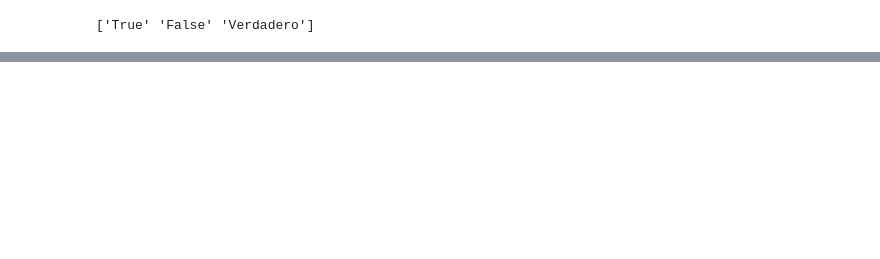
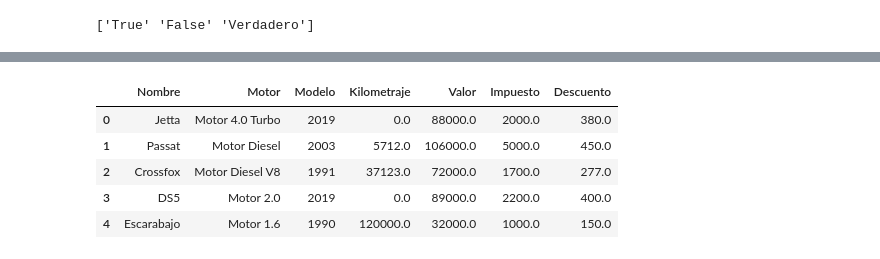
Before and after one commit to Monica-Restrepo/clases-programacion, a Jupyter notebook: Alumnos.ipynb, the cells around one changed output, grey strips where cells are left out. Cells and saved outputs as stored; diff of their text form; code cells hidden in the pictures; blank space fills up the shorter version.

```diff
--- a/Alumnos.ipynb
+++ b/Alumnos.ipynb
@@ -187,0 +215,9 @@ df.to_csv('/content/drive/MyDrive/Colab Notebooks/Alumnos.ipynb.alumnos.csv', in
+# %%
+df
+# %% [output]
+|  | Nombre | Motor | Modelo | Kilometraje | Valor | Impuesto | Descuento |
+| 0 | Jetta | Motor 4.0 Turbo | 2019 | 0.0 | 88000.0 | 2000.0 | 380.0 |
+| 1 | Passat | Motor Diesel | 2003 | 5712.0 | 106000.0 | 5000.0 | 450.0 |
+| 2 | Crossfox | Motor Diesel V8 | 1991 | 37123.0 | 72000.0 | 1700.0 | 277.0 |
+| 3 | DS5 | Motor 2.0 | 2019 | 0.0 | 89000.0 | 2200.0 | 400.0 |
+| 4 | Escarabajo | Motor 1.6 | 1990 | 120000.0 | 32000.0 | 1000.0 | 150.0 |
```
Also changed, not shown: parts of 29 cells of this notebook.
